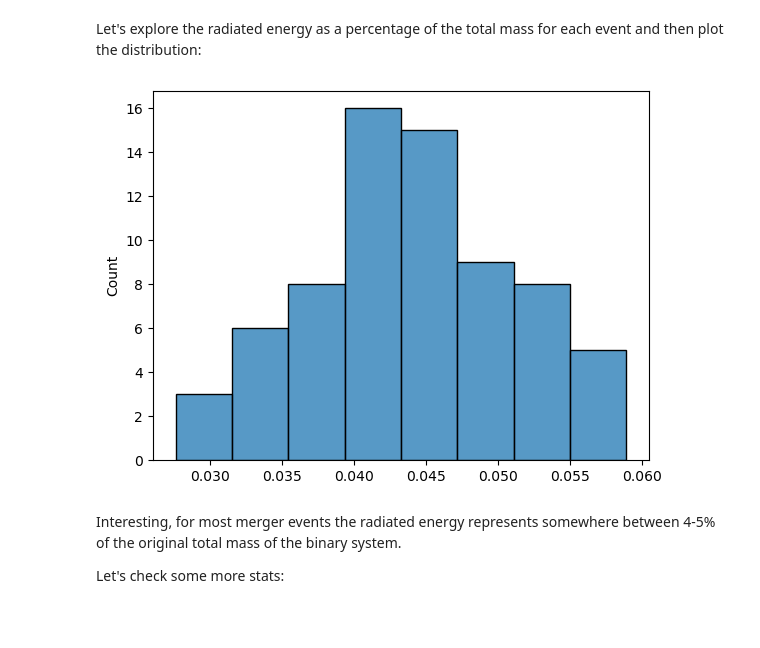
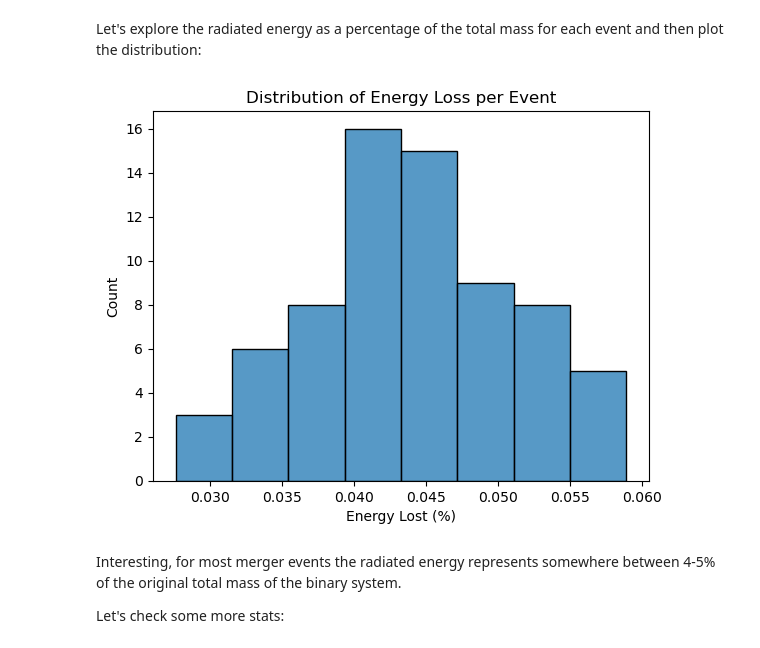
Before and after one commit to AlexWinegardner/Springboard, a Jupyter notebook: Capstone 2/Exploratory Data Analysis.ipynb, the cells around one changed output. Drawn from its saved outputs; the diff is of its cells as text; code cells hidden in the pictures; blank space fills up the shorter version.

```diff
--- a/Capstone 2/Exploratory Data Analysis.ipynb
+++ b/Capstone 2/Exploratory Data Analysis.ipynb
@@ -124,13 +124,15 @@ Let's explore the radiated energy as a percentage of the total mass for each eve
 # %%
 radiated_energy = df['radiated_energy']
 total_mass = df['total_mass_source']
 
 energy_lost_ratio = radiated_energy/total_mass #percentage of energy that radiated away from the total mass after merger
 sns.histplot(energy_lost_ratio)
+plt.xlabel('Energy Lost (%)')
+plt.title('Distribution of Energy Loss per Event')
 
 plt.show()
 # %% [output]
-[figure, old version]
+[figure, new version]
 # %% [markdown]
 Interesting, for most merger events the radiated energy represents somewhere between 4-5% of the original total mass of the binary system.
 
```
